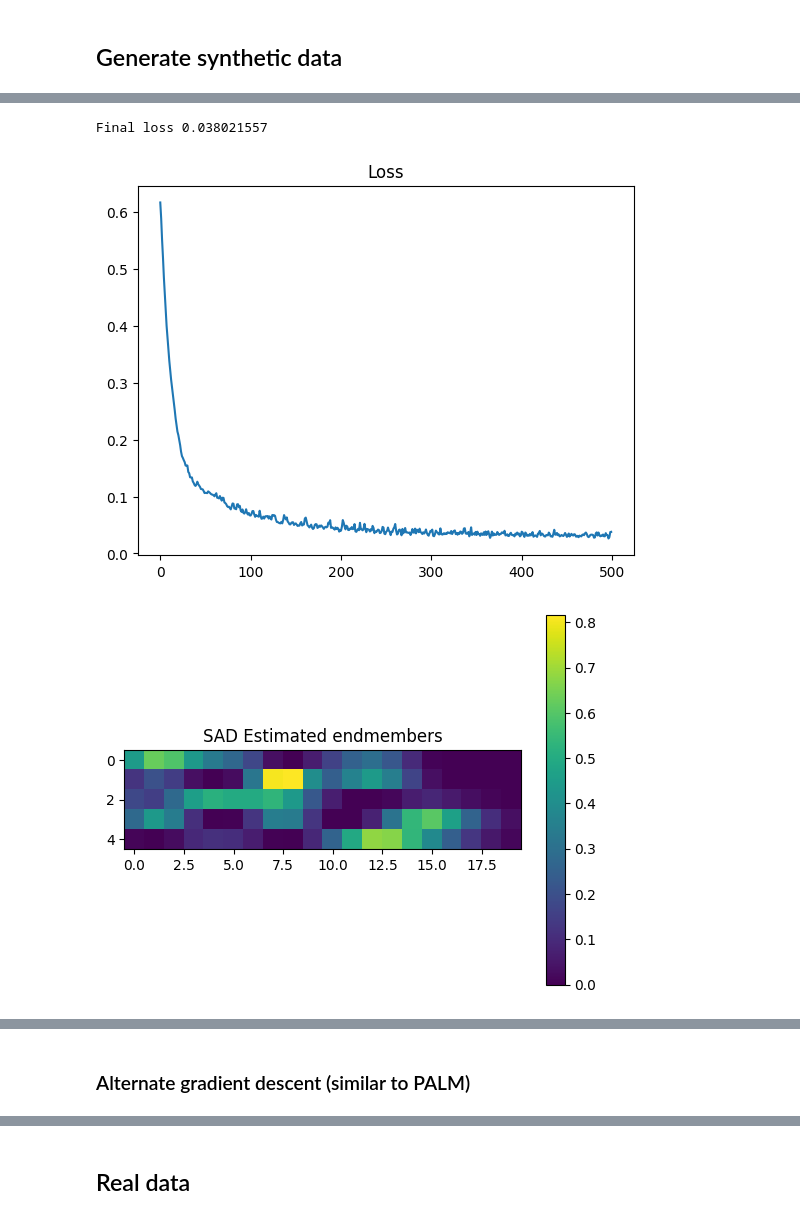
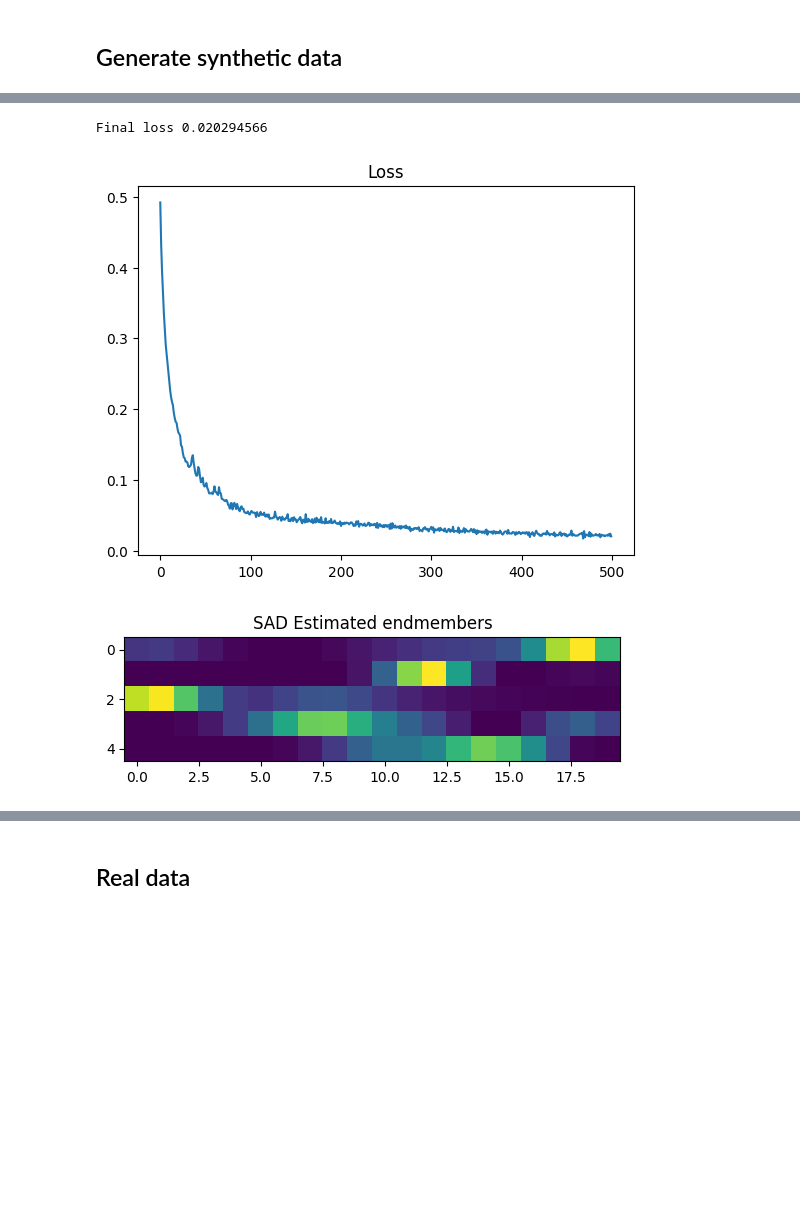
Before and after one commit to JulienAjdenbaum/hyperspectral_adversarial_AEENet, a Jupyter notebook: AAENet/AAENet.ipynb, the cells around one changed output, grey strips where cells are left out. Saved outputs shown, nothing was run; the diff lists cells and outputs as text; code cells hidden in the pictures; blank space fills up the shorter version.

```diff
--- a/AAENet/AAENet.ipynb
+++ b/AAENet/AAENet.ipynb
@@ -154,12 +154,12 @@ class AngleDistanceLoss(nn.Module):
 # %% [markdown]
 ## Generate synthetic data
 # %%
-N_pixels = 40
+N_pixels = 200
 B = 20 # Number of spectral bands
 R = 5 # Number of endmembers
 
 torch.manual_seed(0)
-np.random.seed(42)
+np.random.seed(20)
 #abundances = nn.functional.normalize(nn.functional.relu(torch.randn((N_pixels, R))))
 abundances = nn.functional.normalize(nn.functional.relu(1 + 0.5*torch.randn((N_pixels, R))))
 #endmembers = torch.abs(torch.randn((R, B)))
@@ -174,16 +174,13 @@ endmembers = torch.tensor(endmembers, dtype=torch.float)
 data = abundances @ endmembers
 print(data.shape)
 
-plt.imshow(endmembers.detach().numpy())
-plt.colorbar()
+plt.imshow(endmembers.detach().numpy(), vmin=0)
 plt.title("True endmembers")
 plt.show()
-plt.imshow(abundances.detach().numpy())
-plt.colorbar()
+plt.imshow(abundances.detach().numpy(), vmin=0)
 plt.title("True abundances")
 plt.show()
-plt.imshow(data.detach().numpy())
-plt.colorbar()
+plt.imshow(data.detach().numpy(), vmin=0)
 plt.title("True data")
 plt.show()
 # %% [output]
@@ -238,7 +233,7 @@ losses = []
 
 for e in tqdm(range(epochs)):
     opti.zero_grad()
-    reconstruct = ae(data)[1]
+    embeddings, reconstruct = ae(data)
     #reconstruct = decoder(abundances)
     loss = mse(reconstruct, data)
     #loss = sad(reconstruct, data)
@@ -289,40 +274,38 @@ mse = nn.MSELoss()
 sad = AngleDistanceLoss()
 opti = torch.optim.Adam(ae.parameters(), lr=1e-2, betas=(0.5, 0.9))
 
 epochs = 500
 losses = []
 
 for e in tqdm(range(epochs)):
     opti.zero_grad()
-    reconstruct = ae(data)[1]
+
+    embeddings, reconstruct = ae(data)
     #reconstruct = decoder(abundances)
     #loss = mse(reconstruct, data)
     loss = sad(reconstruct, data)
     loss.backward()
     opti.step()
     ae.projection()
 
     losses.append(loss.detach().numpy())
 
 print("Final loss", loss.detach().numpy())
 plt.plot(losses)
 #plt.yscale('log')
 plt.title("Loss")
 plt.show()
 
-plt.imshow(decoder.W.detach().numpy())
+plt.imshow(decoder.W.detach().numpy(), vmin=0)
 plt.title("SAD Estimated endmembers")
-plt.colorbar()
 plt.show()
-plt.imshow(embeddings.detach().numpy())
+plt.imshow(embeddings.detach().numpy(), vmin=0)
 plt.title("SAD Estimated abundances")
-plt.colorbar()
 plt.show()
-plt.imshow(data.detach().numpy())
+plt.imshow(data.detach().numpy(), vmin=0)
 plt.title("SAD Reconstruction")
-plt.colorbar()
 plt.show()
 # %% [output]
-Final loss 0.038021557
+Final loss 0.020294566
-[figure, old version]
+[figure, new version]
-[figure, old version]
+[figure, new version]
@@ -331,2 +313,0 @@ Final loss 0.038021557
-# %% [markdown]
-### Alternate gradient descent (similar to PALM)
```
Also changed, not shown: parts of 14 cells of this notebook, 11 other files.
